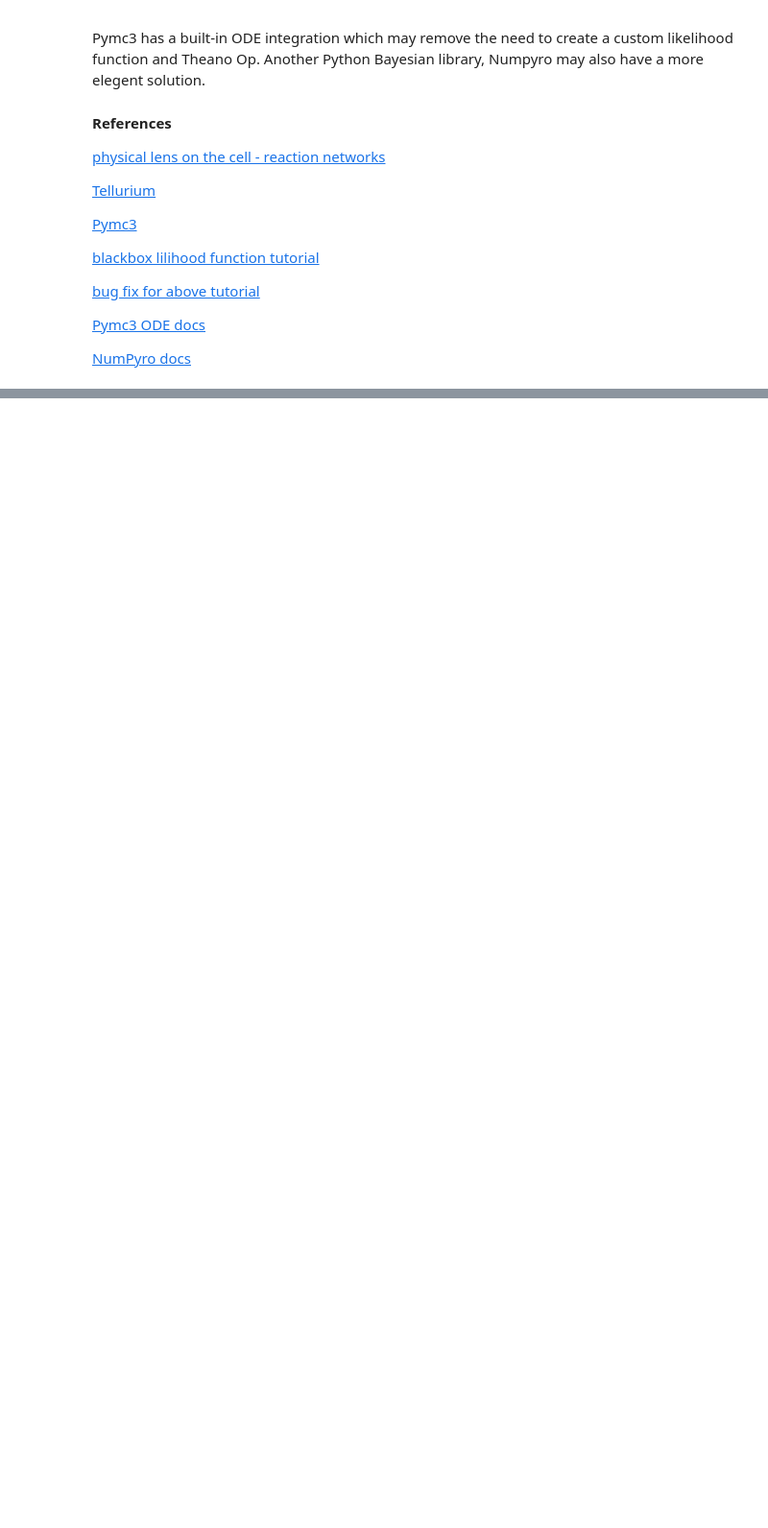
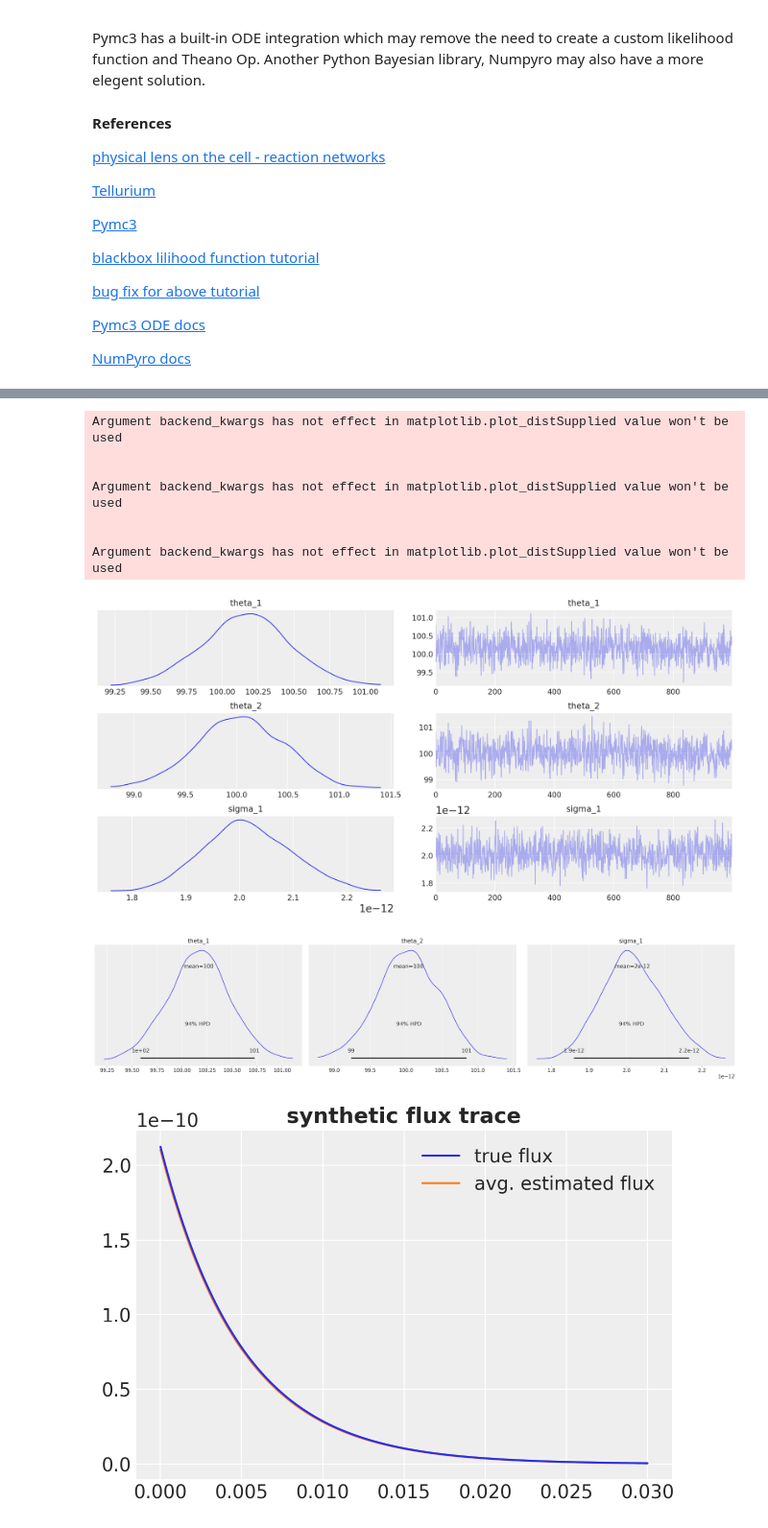
Before and after one commit to ZuckermanLab/Bayesian_Analysis, a Jupyter notebook: Bayesian_inference_notebook.ipynb, the cells around one changed output, grey strips where cells are left out. Shown at 96% size. Drawn from its saved outputs; the diff is of its cells as text; code cells hidden in the pictures; blank space fills up the shorter version.

```diff
--- a/Bayesian_inference_notebook.ipynb
+++ b/Bayesian_inference_notebook.ipynb
@@ -734,0 +964,33 @@ Using `from_pymc3` without the model will be deprecated in a future release. Not
+# %%
+# plot traces and posterior distributions
+
+az.plot_trace(trace)
+az.plot_posterior(trace)
+plt.show()
+
+# true vs mean estimated flux w/o noise
+flux_calc = flux_model([100,101])
+plt.title('synthetic flux trace', fontweight='bold');
+plt.plot(D.T[0], y_true, label='true flux', zorder=20);
+plt.plot(D.T[0], flux_calc, label='avg. estimated flux', zorder=15);
+plt.legend()
+plt.show()
+
+# true vs mean estimated flux w/ noise
+flux_obs = flux_calc + np.random.normal(loc=0.0, scale=2.2e-12, size=np.size(y_true))
+plt.title('synthetic flux trace', fontweight='bold');
+plt.plot(D.T[0], y_obs, label='true flux + noise', zorder=10);
+plt.plot(D.T[0], flux_obs, label='avg. estimated flux + avg. estimated noise', zorder=5);
+plt.legend()
+plt.show()
+# %% [output]
+Argument backend_kwargs has not effect in matplotlib.plot_distSupplied value won't be used
+
+
+Argument backend_kwargs has not effect in matplotlib.plot_distSupplied value won't be used
+
+
+Argument backend_kwargs has not effect in matplotlib.plot_distSupplied value won't be used
+[figure, added]
+[figure, added]
+[figure, added]
```
Also changed, not shown: parts of 5 cells of this notebook, 1 other file.
